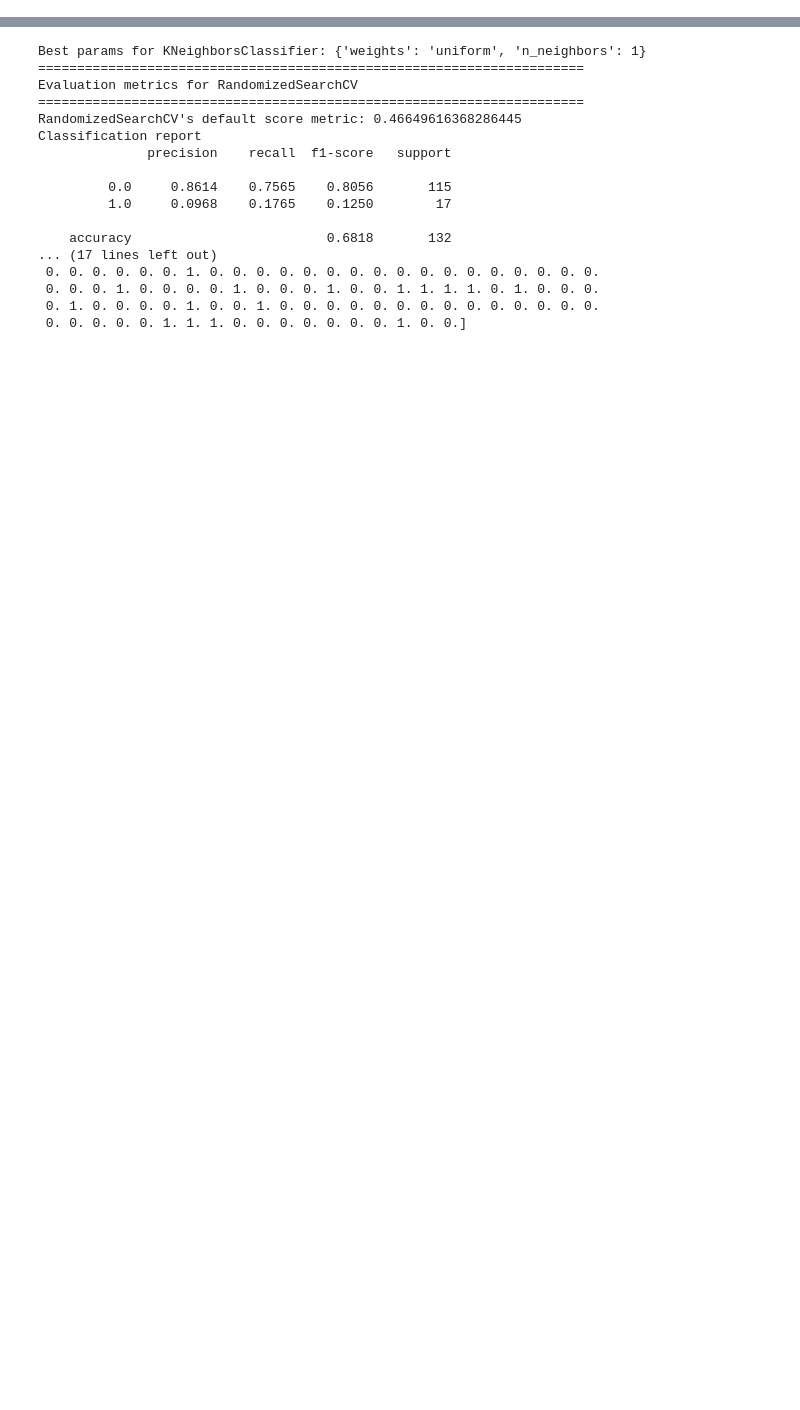
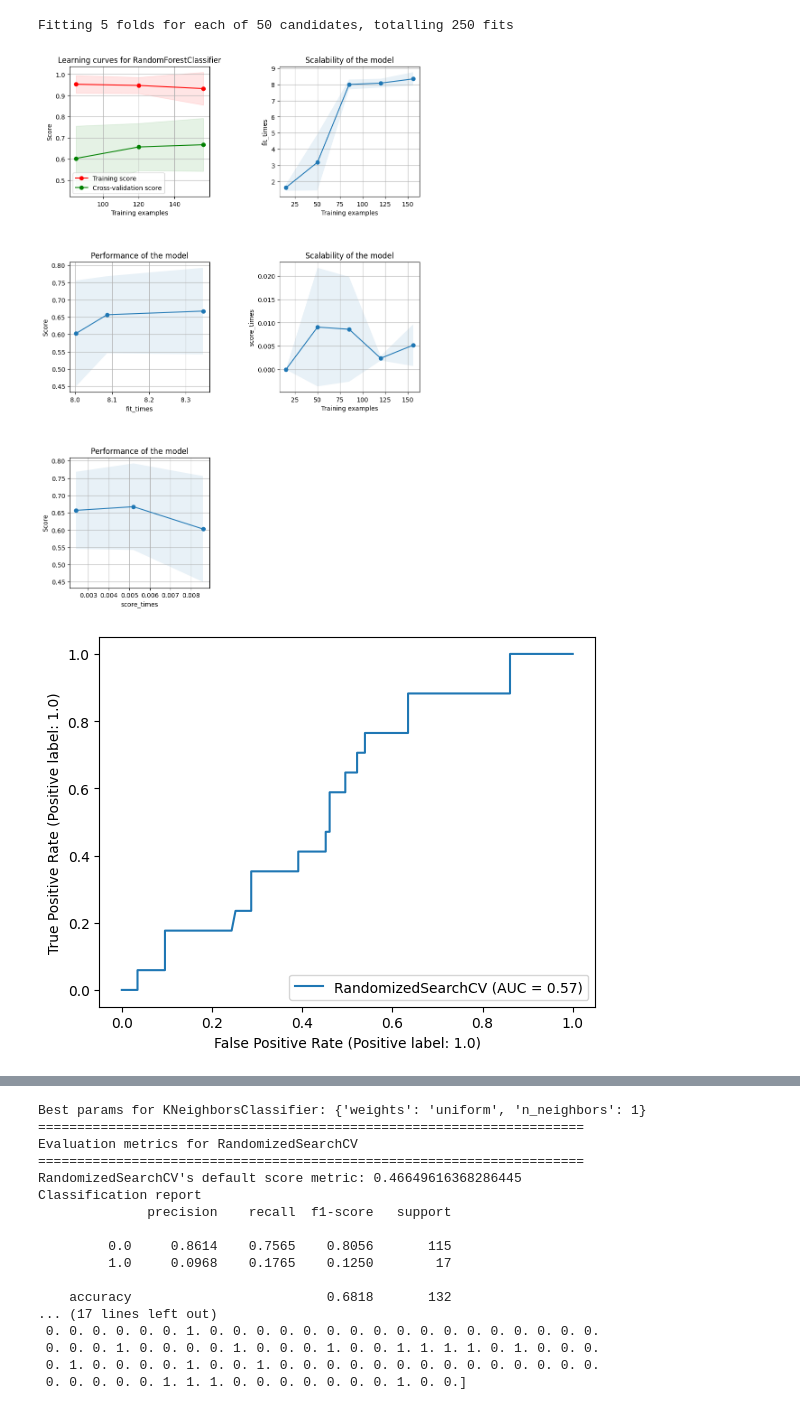
Before and after one commit to biromiro/feup-ac, a Jupyter notebook: src/main_model.ipynb, the cells around one changed output, grey strips where cells are left out. Cells and saved outputs as stored; diff of their text form; code cells hidden in the pictures; blank space fills up the shorter version.

```diff
--- a/src/main_model.ipynb
+++ b/src/main_model.ipynb
@@ -504,10 +515,15 @@ You'd think it's something close to 0.40755813953488373 but it's actually 0.5172
 # %%
 rf = use_model(
     RandomForestClassifier(),
     {
-        'n_estimators': range(5, 15),
-        'max_features': range(1, len(input_cols)),
-        "max_depth": range(1,20),
-        'criterion' :['gini', 'entropy']
-    }
+        'model__n_estimators': range(5, 15),
+        'model__max_features': range(1, len(input_cols)),
+        "model__max_depth": range(1,20),
+        'model__criterion' :['gini', 'entropy']
+    },
+    n_iter=50,
 )
+# %% [output]
+Fitting 5 folds for each of 50 candidates, totalling 250 fits
+[figure, added]
+[figure, added]
```
Also changed, not shown: parts of 10 cells of this notebook, 11 other files.
